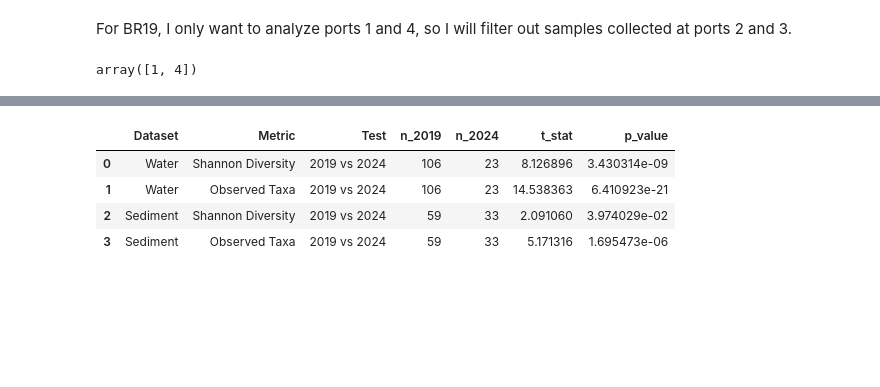
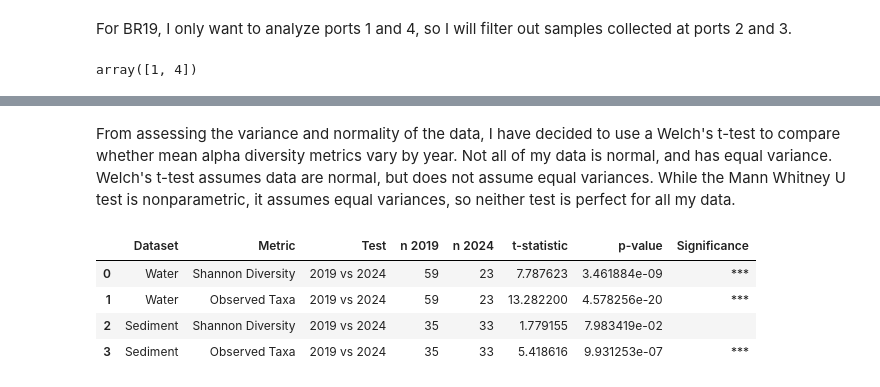
Before and after one commit to lyue9/MS263_final_project, a Jupyter notebook: Analysis.ipynb, the cells around one changed output, grey strips where cells are left out. Drawn from its saved outputs; the diff is of its cells as text; code cells hidden in the pictures; blank space fills up the shorter version.

```diff
--- a/Analysis.ipynb
+++ b/Analysis.ipynb
@@ -90,0 +216,19 @@ Results
+# %%
+#Plot violin plots showing the Shannon diversity and observed taxa from 2019 water, 2019 sediment, 2024 water and 2024 sediment samples grouped by port and then grouped by dosing.
+
+plot_variables = ['Shannon', 'Sobs']
+
+labels = {'Shannon': 'Shannon Diversity', 'Sobs': 'Observed Taxa'}
+
+datasets = {"2019 Water": water19_grouped, "2019 Sediment": sed19_grouped, "2024 Water": water24, "2024 Sediment": sed24}
+
+for dataset_name, dataset in datasets.items():
+    for var in plot_variables:
+        plt.figure()
+        sns.violinplot(data=dataset, x='Port', y=var, hue = 'Dosing', inner='box')
+        plt.title(f" {dataset_name} {labels[var]} by Port and Dosing")
+        plt.xlabel("Port")
+        plt.ylabel(labels[var])
+        plt.xticks(rotation=45)
+        plt.savefig(f"Figures/{dataset_name} {labels[var]} by Port and Dosing Violin Plot")
+        plt.show()
@@ -180,3 +276,5 @@ From assessing the variance and normality of the data, I have decided to use a W
+# %% [markdown]
+From assessing the variance and normality of the data, I have decided to use a Welch's t-test to compare whether mean alpha diversity metrics vary by year. Not all of my data is normal, and has equal variance. Welch's t-test assumes data are normal, but does not assume equal variances. While the Mann Whitney U test is nonparametric, it assumes equal variances, so neither test is perfect for all my data.
 # %%
 #Welch's t-test of the Shannon diversity and observed taxa from water and sediment samples grouped by year
 
@@ -185,53 +283,72 @@ plot_variables = ['Shannon', 'Sobs']
 labels = {'Shannon': 'Shannon Diversity', 'Sobs': 'Observed Taxa'}
 
 datasets = {
-    "2019 Water": water19,
-    "2019 Sediment": sed19,
+    "2019 Water": water19_grouped,
+    "2019 Sediment": sed19_grouped,
     "2024 Water": water24,
     "2024 Sediment": sed24
 }
 
 results_year = []
 
 # Water: 2019 vs 2024
 for var in plot_variables:
-    y2019 = water19[var]
+    y2019 = water19_grouped[var]
     y2024 = water24[var]
 
     stat, p = ttest_ind(y2019, y2024, equal_var=False)  # Welch's t-test when equal_var=False
+
+    if p < 0.001:
+        sig = '***'
+    elif p < 0.01:
+        sig = '**'
+    elif p < 0.05:
+        sig = '*'
+    else:
+        sig = ''
 
     results_year.append({
         "Dataset": "Water",
         "Metric": labels[var],
         "Test": "2019 vs 2024",
-        "n_2019": len(y2019),
-        "n_2024": len(y2024),
-        "t_stat": stat,
-        "p_value": p
+        "n 2019": len(y2019),
+        "n 2024": len(y2024),
+        "t-statistic": stat,
+        "p-value": p,
+        "Significance": sig
     })
 
 # Sediment: 2019 vs 2024
 for var in plot_variables:
-    y2019 = sed19[var]
+    y2019 = sed19_grouped[var]
     y2024 = sed24[var]
 
     stat, p = ttest_ind(y2019, y2024, equal_var=False)
+    if p < 0.001:
+        sig = '***'
+    elif p < 0.01:
+        sig = '**'
+    elif p < 0.05:
+        sig = '*'
+    else:
+        sig = ''
 
     results_year.append({
         "Dataset": "Sediment",
         "Metric": labels[var],
         "Test": "2019 vs 2024",
-        "n_2019": len(y2019),
-        "n_2024": len(y2024),
-        "t_stat": stat,
-        "p_value": p
+        "n 2019": len(y2019),
+        "n 2024": len(y2024),
+        "t-statistic": stat,
+        "p-value": p,
+        "Significance": sig
     })
 
 Welch_results_year_df = pd.DataFrame(results_year)
 Welch_results_year_df
 # %% [output]
-|  | Dataset | Metric | Test | n_2019 | n_2024 | t_stat | p_value |
-| 0 | Water | Shannon Diversity | 2019 vs 2024 | 106 | 23 | 8.126896 | 3.430314e-09 |
-| 1 | Water | Observed Taxa | 2019 vs 2024 | 106 | 23 | 14.538363 | 6.410923e-21 |
-| 2 | Sediment | Shannon Diversity | 2019 vs 2024 | 59 | 33 | 2.091060 | 3.974029e-02 |
-| 3 | Sediment | Observed Taxa | 2019 vs 2024 | 59 | 33 | 5.171316 | 1.695473e-06 |
+|  | Dataset | Metric | Test | n 2019 | n 2024 | t-statistic | p-value | Significance |
+| 0 | Water | Shannon Diversity | 2019 vs 2024 | 59 | 23 | 7.787623 | 3.461884e-09 | *** |
+| 1 | Water | Observed Taxa | 2019 vs 2024 | 59 | 23 | 13.282200 | 4.578256e-20 | *** |
+| 2 | Sediment | Shannon Diversity | 2019 vs 2024 | 35 | 33 | 1.779155 | 7.983419e-02 |  |
+| 3 | Sediment | Observed Taxa | 2019 vs 2024 | 35 | 33 | 5.418616 | 9.931253e-07 | *** |
```
Also changed, not shown: parts of 43 cells of this notebook, 18 other files.
